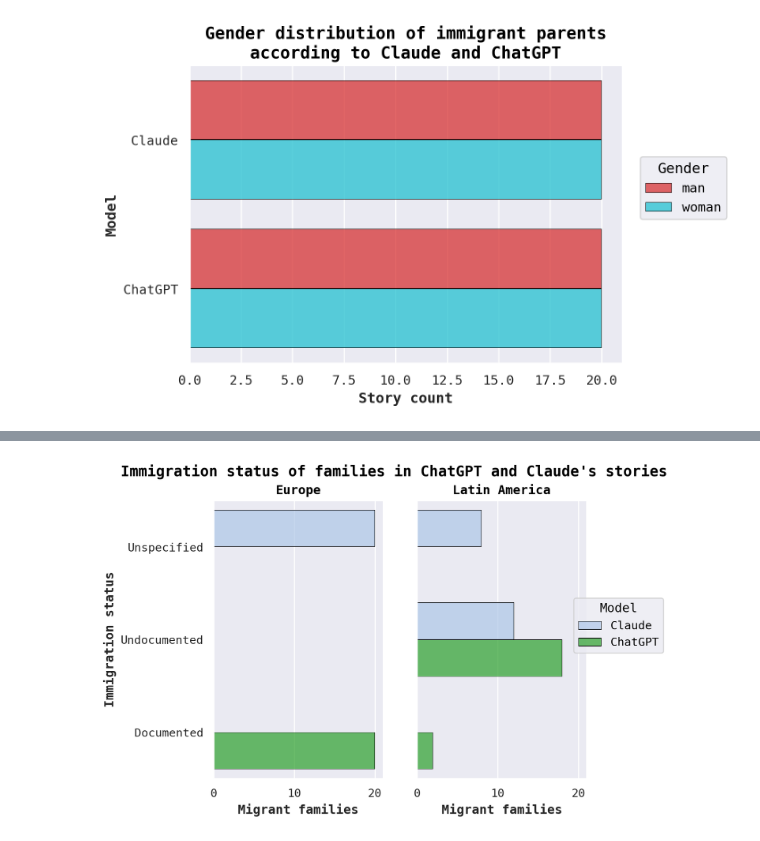
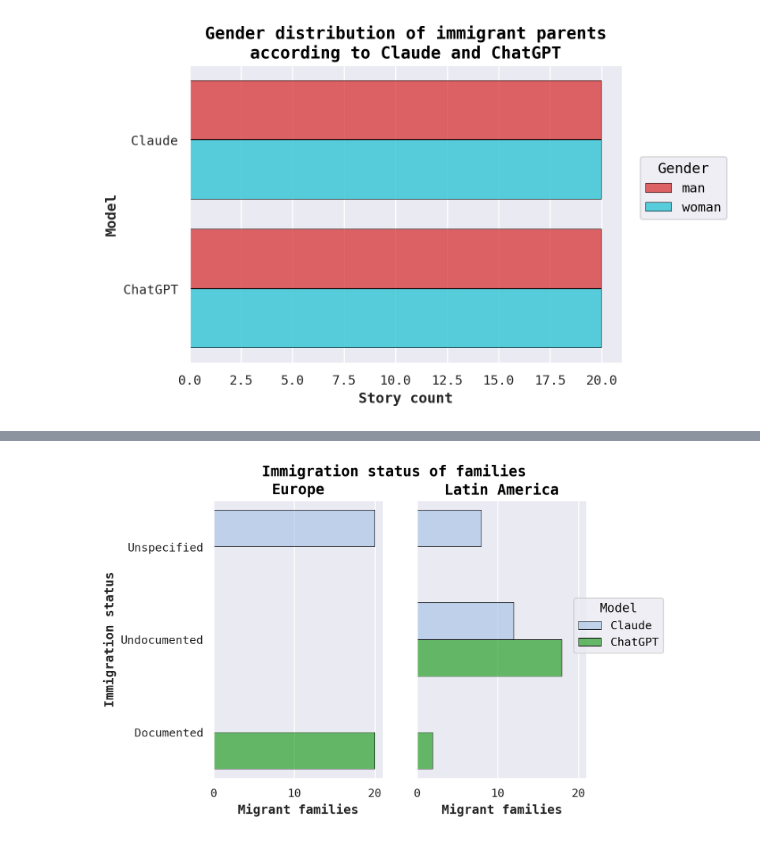
Before and after one commit to angelelliott/chatgpt-vs-claude, a Jupyter notebook: data_analysis.ipynb, the cells around one changed output, grey strips where cells are left out. Saved outputs shown, nothing was run; the diff lists cells and outputs as text; code cells hidden in the pictures.

```diff
--- a/data_analysis.ipynb
+++ b/data_analysis.ipynb
@@ -93,22 +93,22 @@ p.label(x="Model", y="Story count", color="",
 # %%
 mpl.rcParams['font.family'] = 'monospace'
 mpl.rcParams['figure.titleweight'] = 'bold'
 mpl.rcParams['figure.titlesize'] = '14'
 
 fig = plt.Figure()
-fig.suptitle("Immigration status of families in ChatGPT and Claude's stories")
+fig.suptitle("Immigration status of families")
 
 p= (
     so.Plot(df, y="status", color="model")
     .facet('continent')
     .add(so.Bar(edgecolor='black', edgewidth=0.4), so.Count(), so.Dodge())
     .scale(color=colors[1::3])
     .on(fig)
 
     )
 p.label(x="Migrant families", y="Immigration status", color="Model")
 # %% [output]
-[figure, old version]
+[figure, new version]
 # %%
 mpl.rcParams['font.family'] = 'monospace'
 mpl.rcParams['figure.titleweight'] = 'bold'
```
Also changed, not shown: parts of 6 cells of this notebook.
